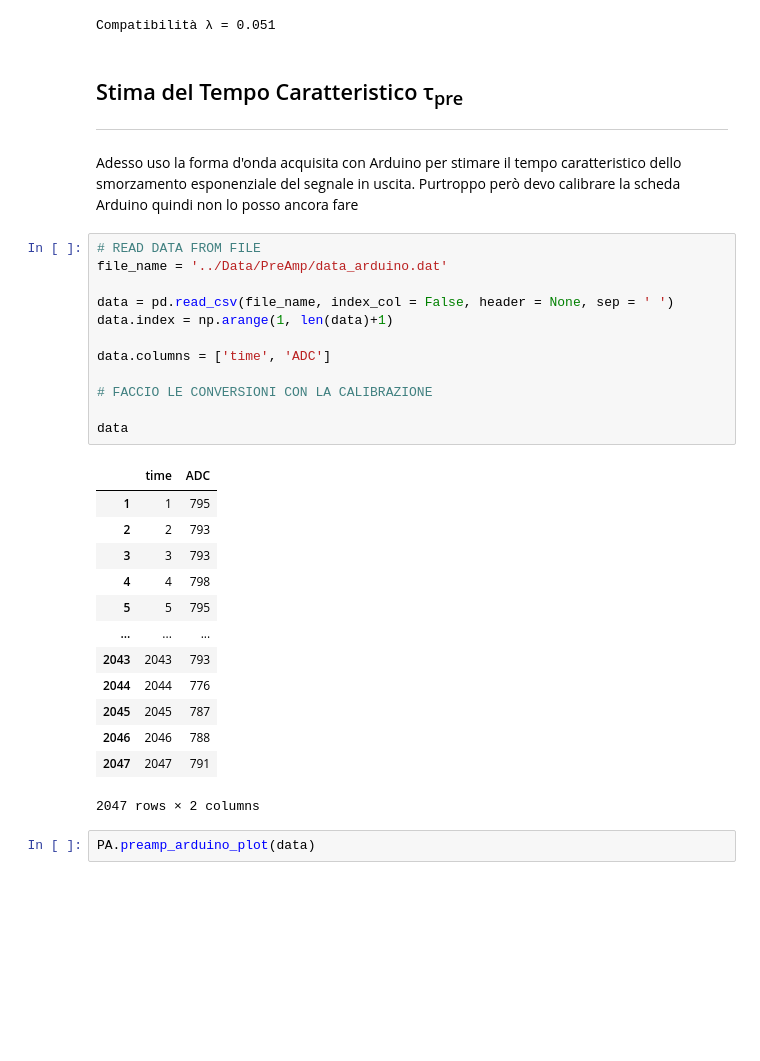
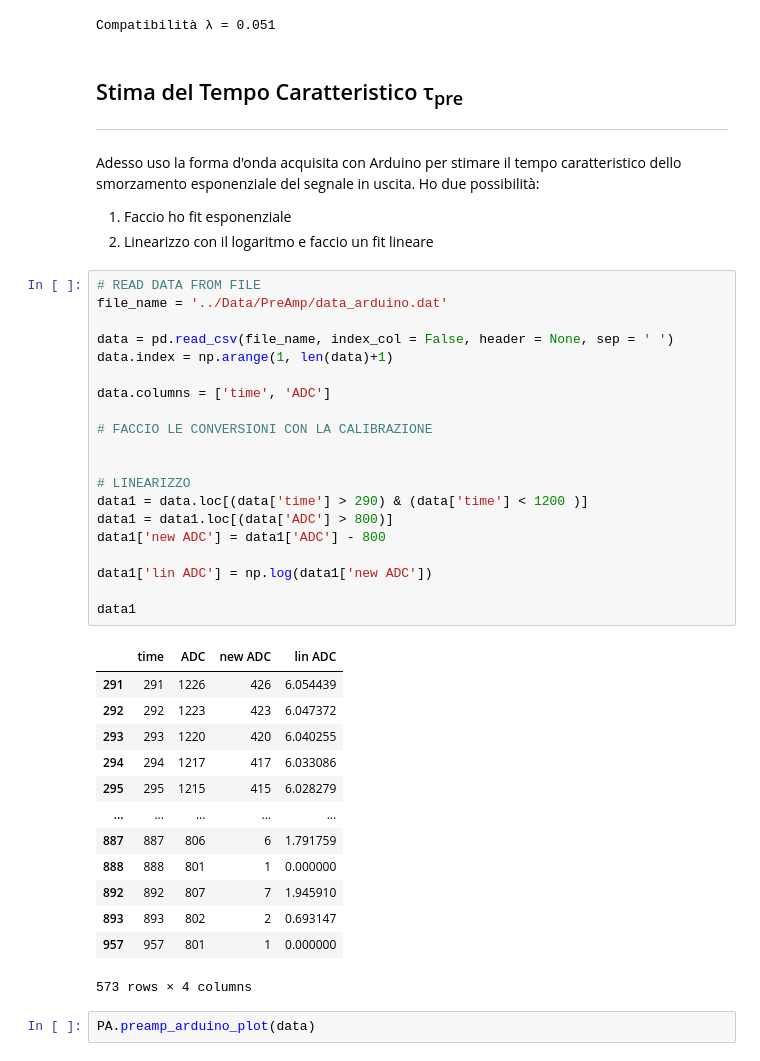
Before and after one commit to niklai99/physics_laboratory_2020_2021, a Jupyter notebook: CATENA ELETTRONICA/Python/PreAmp - Analysis.ipynb, the cells around one changed output. Saved outputs shown, nothing was run; the diff lists cells and outputs as text; blank space fills up the shorter version.

Commit message:
Started messing with Arduino

```diff
--- a/CATENA ELETTRONICA/Python/PreAmp - Analysis.ipynb
+++ b/CATENA ELETTRONICA/Python/PreAmp - Analysis.ipynb
@@ -175,33 +175,44 @@ Compatibilità λ = 0.051
 
 ***
 
-Adesso uso la forma d'onda acquisita con Arduino per stimare il tempo caratteristico dello smorzamento esponenziale del segnale in uscita. Purtroppo però devo calibrare la scheda Arduino quindi non lo posso ancora fare
+Adesso uso la forma d'onda acquisita con Arduino per stimare il tempo caratteristico dello smorzamento esponenziale del segnale in uscita. Ho due possibilità:
+
+1. Faccio ho fit esponenziale
+2. Linearizzo con il logaritmo e faccio un fit lineare
 # %%
 # READ DATA FROM FILE
 file_name = '../Data/PreAmp/data_arduino.dat'
 
 data = pd.read_csv(file_name, index_col = False, header = None, sep = ' ')
 data.index = np.arange(1, len(data)+1)
 
 data.columns = ['time', 'ADC']
 
 # FACCIO LE CONVERSIONI CON LA CALIBRAZIONE
 
-data
+
+# LINEARIZZO
+data1 = data.loc[(data['time'] > 290) & (data['time'] < 1200 )]
+data1 = data1.loc[(data['ADC'] > 800)]
+data1['new ADC'] = data1['ADC'] - 800
+
+data1['lin ADC'] = np.log(data1['new ADC'])
+
+data1
 # %% [output]
-|  | time | ADC |
-| 1 | 1 | 795 |
-| 2 | 2 | 793 |
-| 3 | 3 | 793 |
-| 4 | 4 | 798 |
-| 5 | 5 | 795 |
-| ... | ... | ... |
-| 2043 | 2043 | 793 |
-| 2044 | 2044 | 776 |
-| 2045 | 2045 | 787 |
-| 2046 | 2046 | 788 |
-| 2047 | 2047 | 791 |
+|  | time | ADC | new ADC | lin ADC |
+| 291 | 291 | 1226 | 426 | 6.054439 |
+| 292 | 292 | 1223 | 423 | 6.047372 |
+| 293 | 293 | 1220 | 420 | 6.040255 |
+| 294 | 294 | 1217 | 417 | 6.033086 |
+| 295 | 295 | 1215 | 415 | 6.028279 |
+| ... | ... | ... | ... | ... |
+| 887 | 887 | 806 | 6 | 1.791759 |
+| 888 | 888 | 801 | 1 | 0.000000 |
+| 892 | 892 | 807 | 7 | 1.945910 |
+| 893 | 893 | 802 | 2 | 0.693147 |
+| 957 | 957 | 801 | 1 | 0.000000 |
-2047 rows × 2 columns
+573 rows × 4 columns
 # %%
 PA.preamp_arduino_plot(data)
 # %% [output]
```
Also changed, not shown: parts of 3 cells of this notebook, 1 other file.
